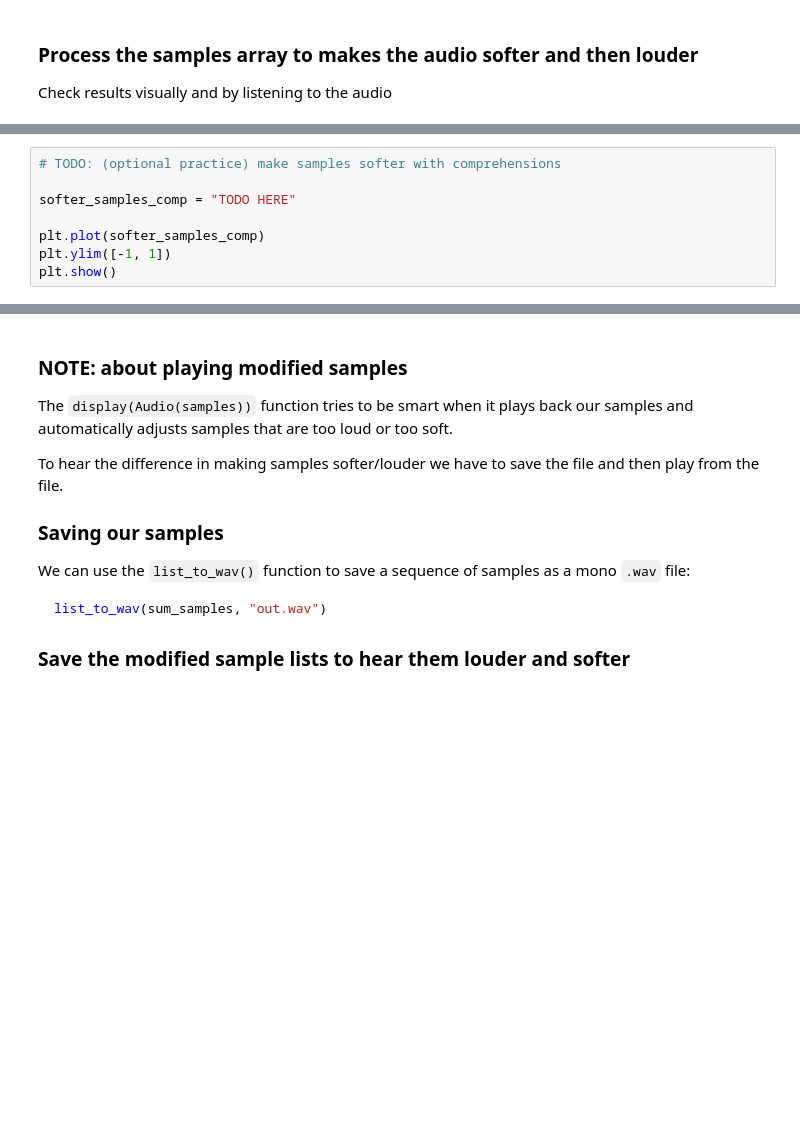
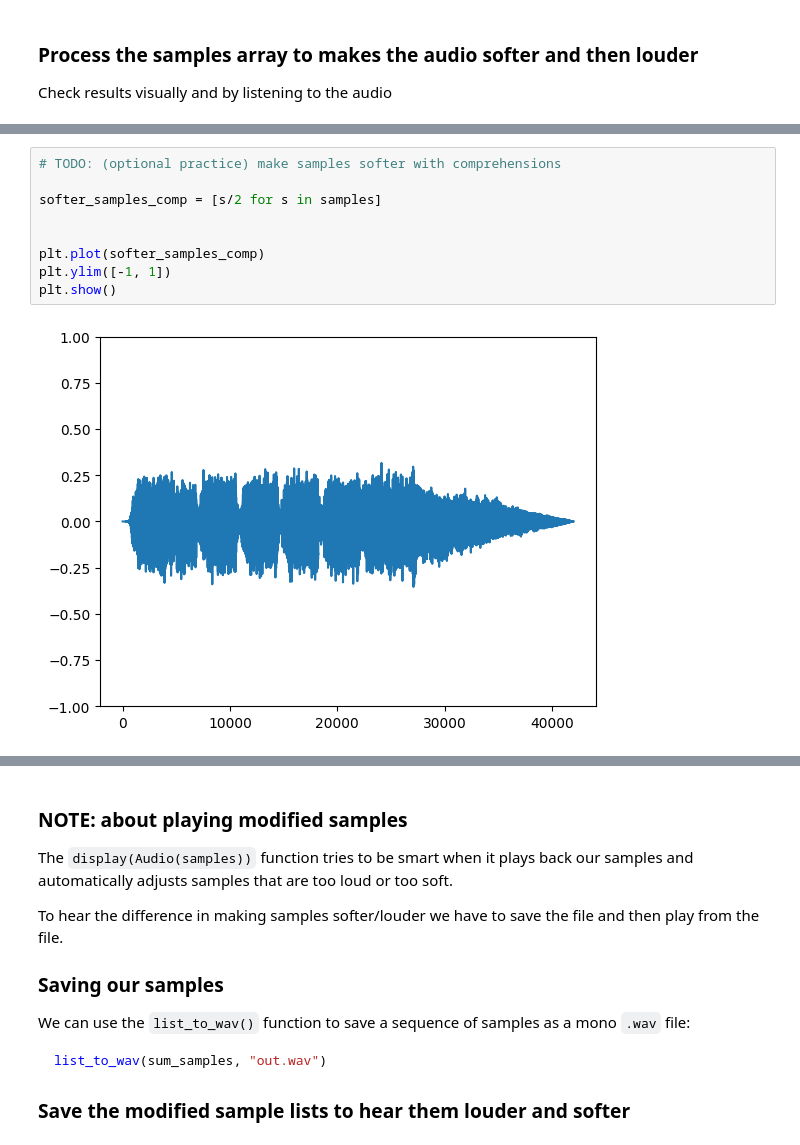
Before and after one commit to kaoriogawa-PSAM-5020-spring2026/5020_WK03, a Jupyter notebook: WK03.ipynb, the cells around one changed output, grey strips where cells are left out. Cells and saved outputs as stored; diff of their text form; blank space fills up the shorter version.

```diff
--- a/WK03.ipynb
+++ b/WK03.ipynb
@@ -247,11 +256,14 @@ plt.show()
 # %%
 # TODO: (optional practice) make samples softer with comprehensions
 
-softer_samples_comp = "TODO HERE"
+softer_samples_comp = [s/2 for s in samples]
+
 
 plt.plot(softer_samples_comp)
 plt.ylim([-1, 1])
 plt.show()
+# %% [output]
+[figure, added]
 # %%
 # TODO: make samples louder
 
```
Also changed, not shown: parts of 5 cells of this notebook.
